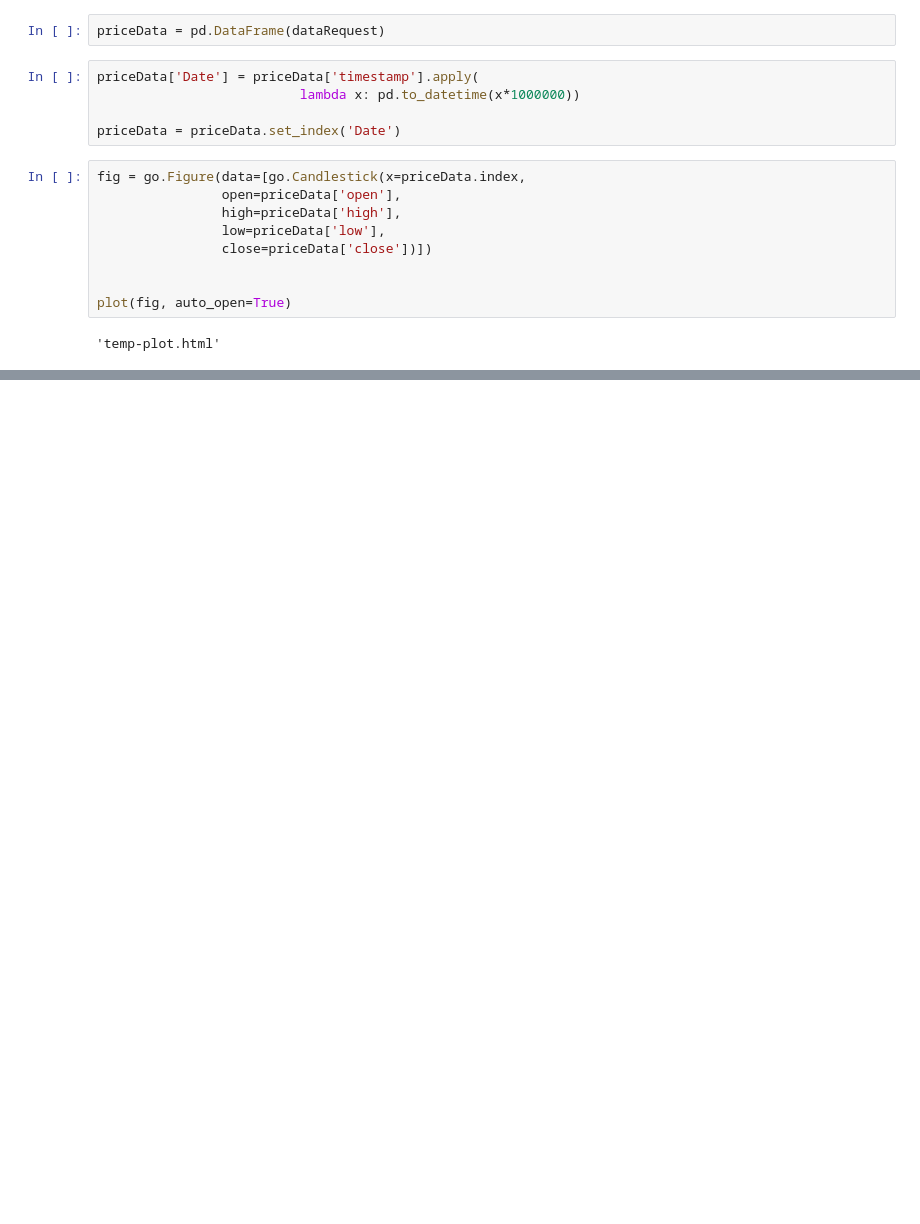
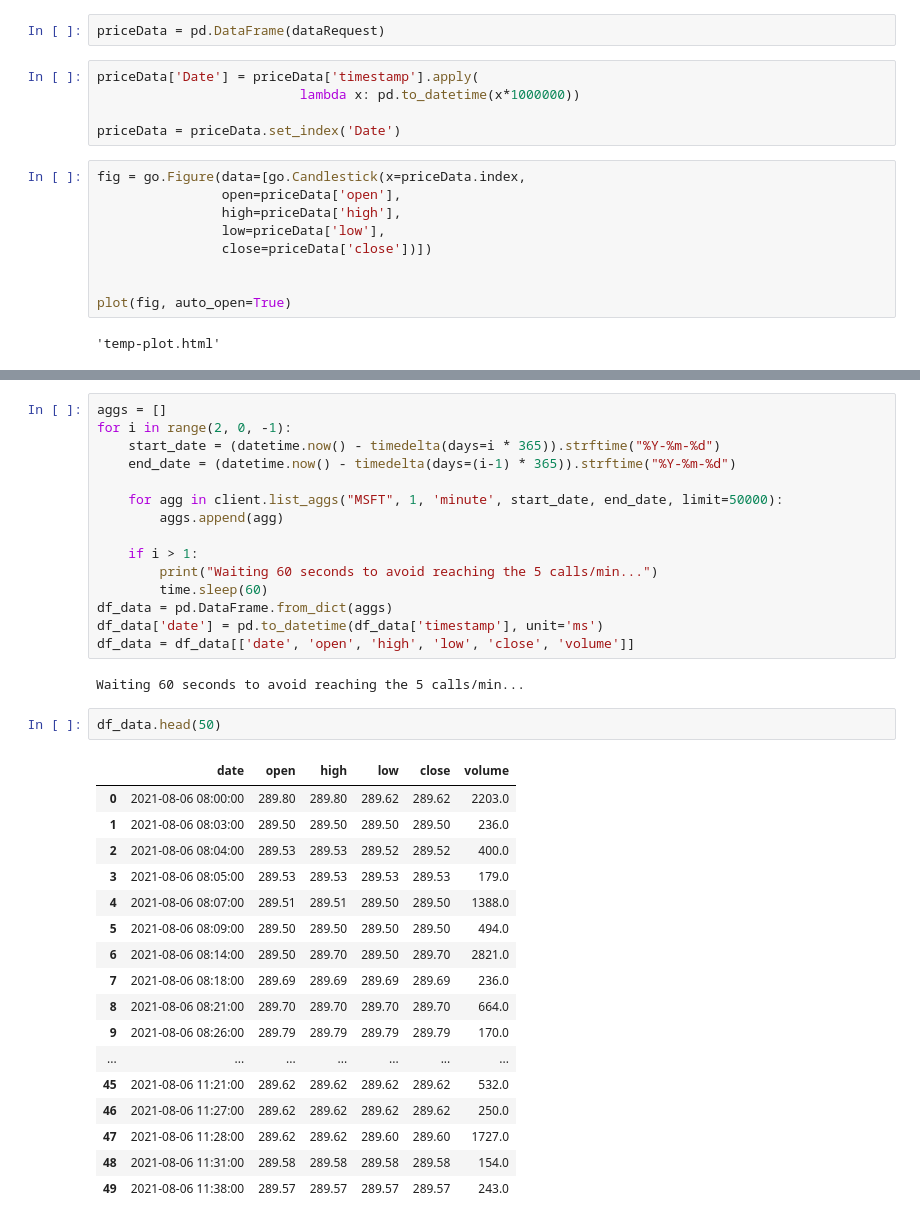
Before and after one commit to CookieDonger/Stock-Market-Predictor, a Jupyter notebook: polygonmodel.ipynb, the cells around one changed output, grey strips where cells are left out. Cells and saved outputs as stored; diff of their text form; blank space fills up the shorter version.

```diff
--- a/polygonmodel.ipynb
+++ b/polygonmodel.ipynb
@@ -38,0 +66,37 @@ plot(fig, auto_open=True)
+# %%
+aggs = []
+for i in range(2, 0, -1):
+    start_date = (datetime.now() - timedelta(days=i * 365)).strftime("%Y-%m-%d")
+    end_date = (datetime.now() - timedelta(days=(i-1) * 365)).strftime("%Y-%m-%d")
+
+    for agg in client.list_aggs("MSFT", 1, 'minute', start_date, end_date, limit=50000):
+        aggs.append(agg)
+
+    if i > 1:
+        print("Waiting 60 seconds to avoid reaching the 5 calls/min...")
+        time.sleep(60)
+df_data = pd.DataFrame.from_dict(aggs)
+df_data['date'] = pd.to_datetime(df_data['timestamp'], unit='ms')
+df_data = df_data[['date', 'open', 'high', 'low', 'close', 'volume']]
+# %% [output]
+Waiting 60 seconds to avoid reaching the 5 calls/min...
+# %%
+df_data.head(50)
+# %% [output]
+|  | date | open | high | low | close | volume |
+| 0 | 2021-08-06 08:00:00 | 289.80 | 289.80 | 289.62 | 289.62 | 2203.0 |
+| 1 | 2021-08-06 08:03:00 | 289.50 | 289.50 | 289.50 | 289.50 | 236.0 |
+| 2 | 2021-08-06 08:04:00 | 289.53 | 289.53 | 289.52 | 289.52 | 400.0 |
+| 3 | 2021-08-06 08:05:00 | 289.53 | 289.53 | 289.53 | 289.53 | 179.0 |
+| 4 | 2021-08-06 08:07:00 | 289.51 | 289.51 | 289.50 | 289.50 | 1388.0 |
+| 5 | 2021-08-06 08:09:00 | 289.50 | 289.50 | 289.50 | 289.50 | 494.0 |
+| 6 | 2021-08-06 08:14:00 | 289.50 | 289.70 | 289.50 | 289.70 | 2821.0 |
+| 7 | 2021-08-06 08:18:00 | 289.69 | 289.69 | 289.69 | 289.69 | 236.0 |
+| 8 | 2021-08-06 08:21:00 | 289.70 | 289.70 | 289.70 | 289.70 | 664.0 |
+| 9 | 2021-08-06 08:26:00 | 289.79 | 289.79 | 289.79 | 289.79 | 170.0 |
+| ... | ... | ... | ... | ... | ... | ... |
+| 45 | 2021-08-06 11:21:00 | 289.62 | 289.62 | 289.62 | 289.62 | 532.0 |
+| 46 | 2021-08-06 11:27:00 | 289.62 | 289.62 | 289.62 | 289.62 | 250.0 |
+| 47 | 2021-08-06 11:28:00 | 289.62 | 289.62 | 289.60 | 289.60 | 1727.0 |
+| 48 | 2021-08-06 11:31:00 | 289.58 | 289.58 | 289.58 | 289.58 | 154.0 |
+| 49 | 2021-08-06 11:38:00 | 289.57 | 289.57 | 289.57 | 289.57 | 243.0 |
```
Also changed, not shown: parts of 17 cells of this notebook.
